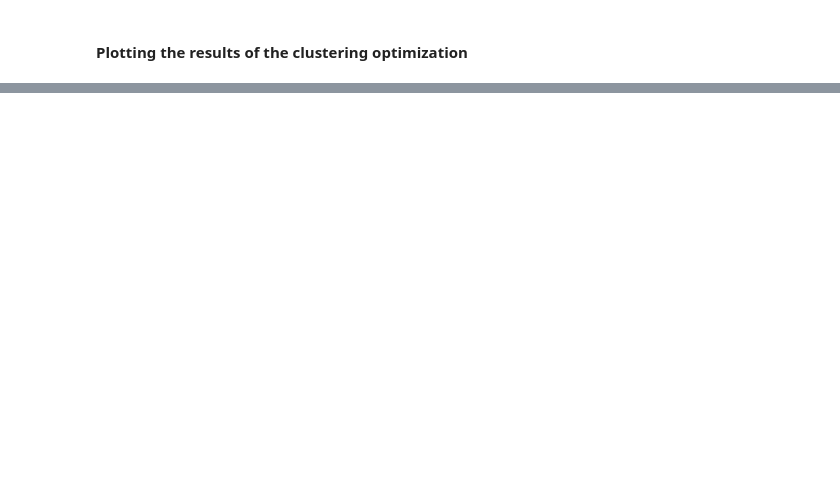
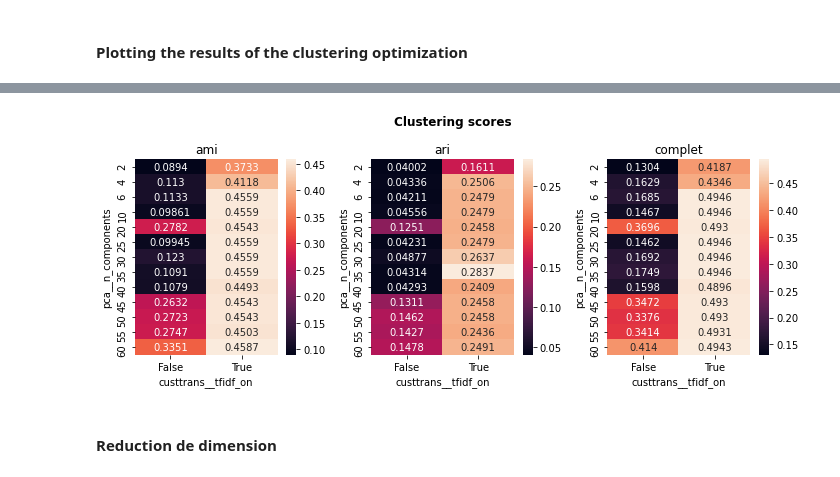
Before and after one commit to SmellyArmure/OC_DS_Project6, a Jupyter notebook: NOTEBOOK/P6_Cleaning_NLP.ipynb, the cells around one changed output, grey strips where cells are left out. Cells and saved outputs as stored; diff of their text form; code cells hidden in the pictures; blank space fills up the shorter version.

```diff
--- a/NOTEBOOK/P6_Cleaning_NLP.ipynb
+++ b/NOTEBOOK/P6_Cleaning_NLP.ipynb
@@ -990,14 +1086,19 @@ plt.tight_layout(rect=[0,0,1,0.92])
 # %%
 # All the scores through 2 chosen parameters
 
-fig = plt.figure(figsize=(15,3))
+fig = plt.figure(figsize=(10,4))
+params = ['pca__n_components', 'custtrans__tfidf_on']
 
-scores = list(gsc.get_params()['scoring'].keys())
+scores = ['ami', 'ari', 'complet']# list(gsc.get_params()['scoring'])
 ### Looping on all the scores
 for i, score in enumerate(scores, 1):
     ax = fig.add_subplot(1,len(scores),i)
-    plot_2D_gsclust_param_opt(gsc, params=params1,
+    plot_2D_gsclust_param_opt(gsc, params=params,
                               score=score, title=None, ax=ax)
 
 plt.gcf().suptitle('Clustering scores', fontweight='bold')
 plt.tight_layout(rect=[0,0,1,0.92])
+# %% [output]
+[figure, added]
+# %% [markdown]
+#### Reduction de dimension
```
Also changed, not shown: parts of 22 cells of this notebook.
